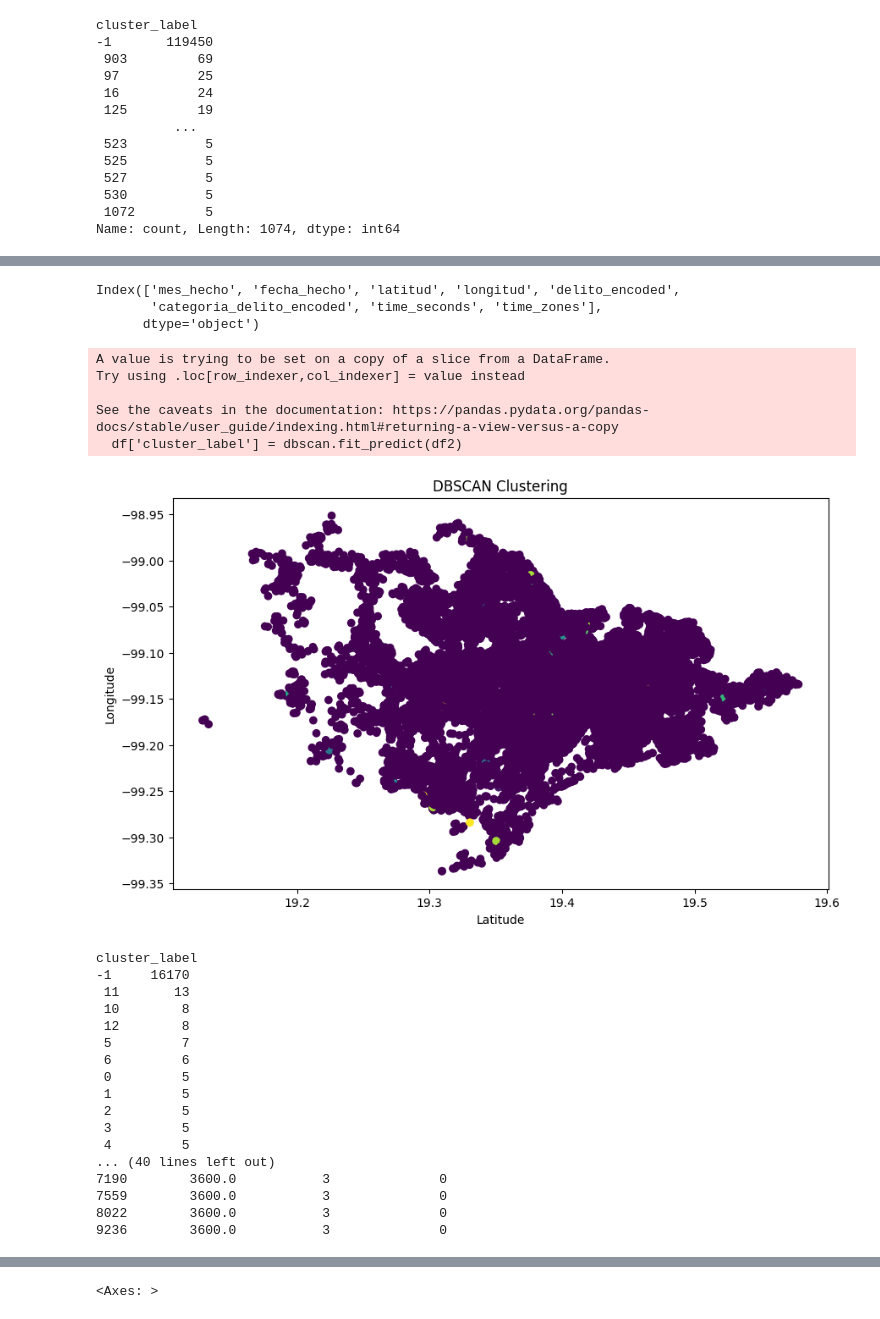
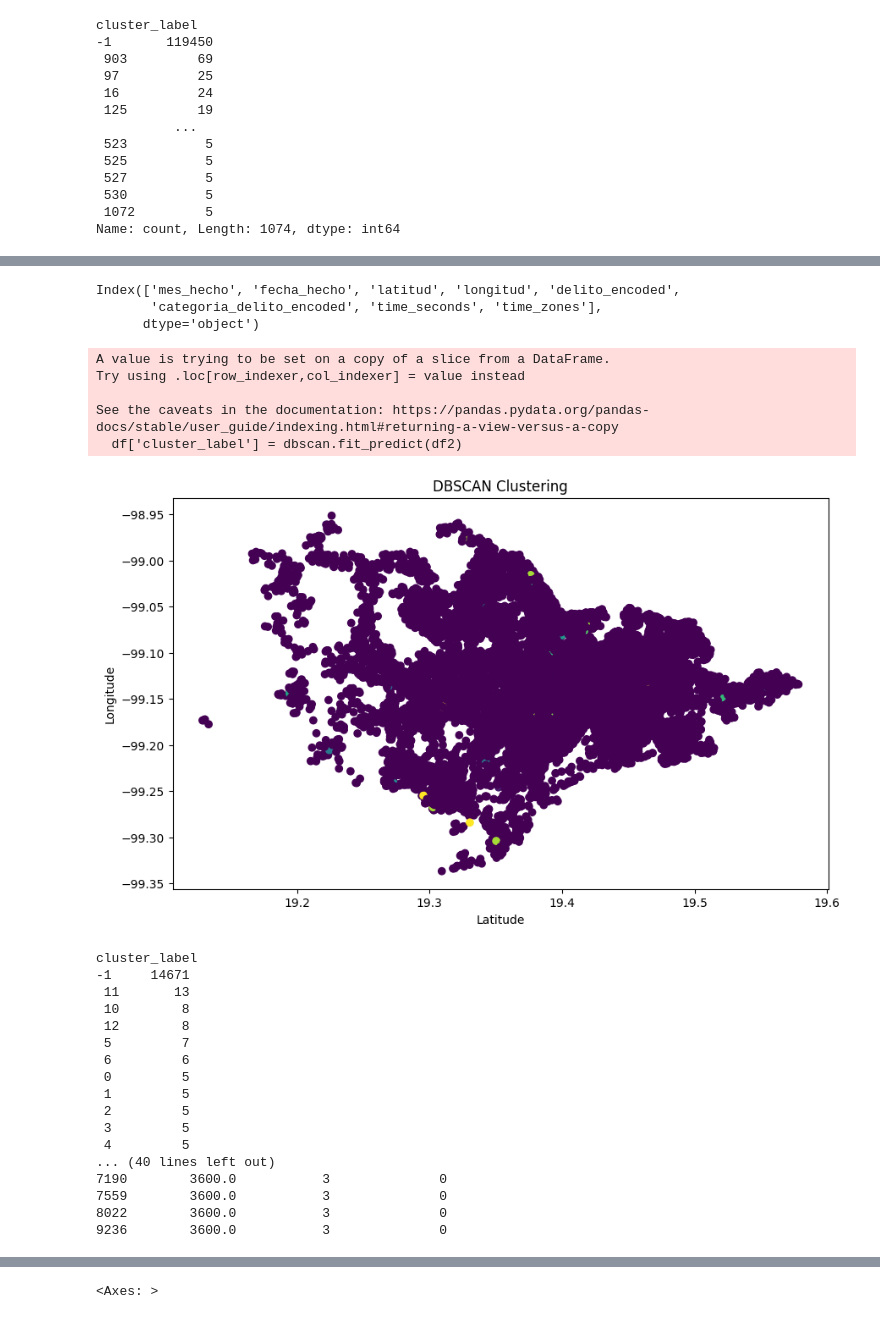
Before and after one commit to WeihaoLin0830/UAB-Hackathon, a Jupyter notebook: mainUAB.ipynb, the cells around one changed output, grey strips where cells are left out. Cells and saved outputs as stored; diff of their text form; code cells hidden in the pictures.

```diff
--- a/mainUAB.ipynb
+++ b/mainUAB.ipynb
@@ -108,7 +108,7 @@ dtype: int64
 from sklearn.cluster import KMeans
 
 # Create an instance of the KMeans class
-kmeans = KMeans(n_clusters=4)
+kmeans = KMeans(n_clusters=6)
 
 # Fit the KMeans model to the 'time_seconds' variable
 kmeans.fit(df24['time_seconds'].values.reshape(-1, 1))
@@ -302,31 +316,35 @@ cluster_label
 # %%
 analyze_clusters(df24_4)
 
 cluster_counts = df24_4[['delito', 'cluster_label']]
 
 luster_counts = df24_4.drop(cluster_counts[cluster_counts['cluster_label'] == -1].index)
 
 luster_counts.info()
 print(luster_counts.head())
 
 plt.figure(figsize=(10, 6))
 luster_counts['delito'].value_counts().plot(kind='bar')
 plt.xlabel('Delito')
 plt.ylabel('Count')
 plt.title('Categorical Variable Plot')
 plt.show()
+
+df24_4['time_seconds'].describe()
+
+df24_4.to_csv('CMX_mediodia.csv', index=False)
 # %% [output]
 Index(['mes_hecho', 'fecha_hecho', 'latitud', 'longitud', 'delito_encoded',
        'categoria_delito_encoded', 'time_seconds', 'time_zones'],
       dtype='object')
 A value is trying to be set on a copy of a slice from a DataFrame.
 Try using .loc[row_indexer,col_indexer] = value instead
 
 See the caveats in the documentation: https://pandas.pydata.org/pandas-docs/stable/user_guide/indexing.html#returning-a-view-versus-a-copy
   df['cluster_label'] = dbscan.fit_predict(df2)
-[figure, old version]
+[figure, new version]
 cluster_label
--1     16170
+-1     14671
  11       13
  10        8
  12        8
```
Also changed, not shown: parts of 7 cells of this notebook, 10 other files.
